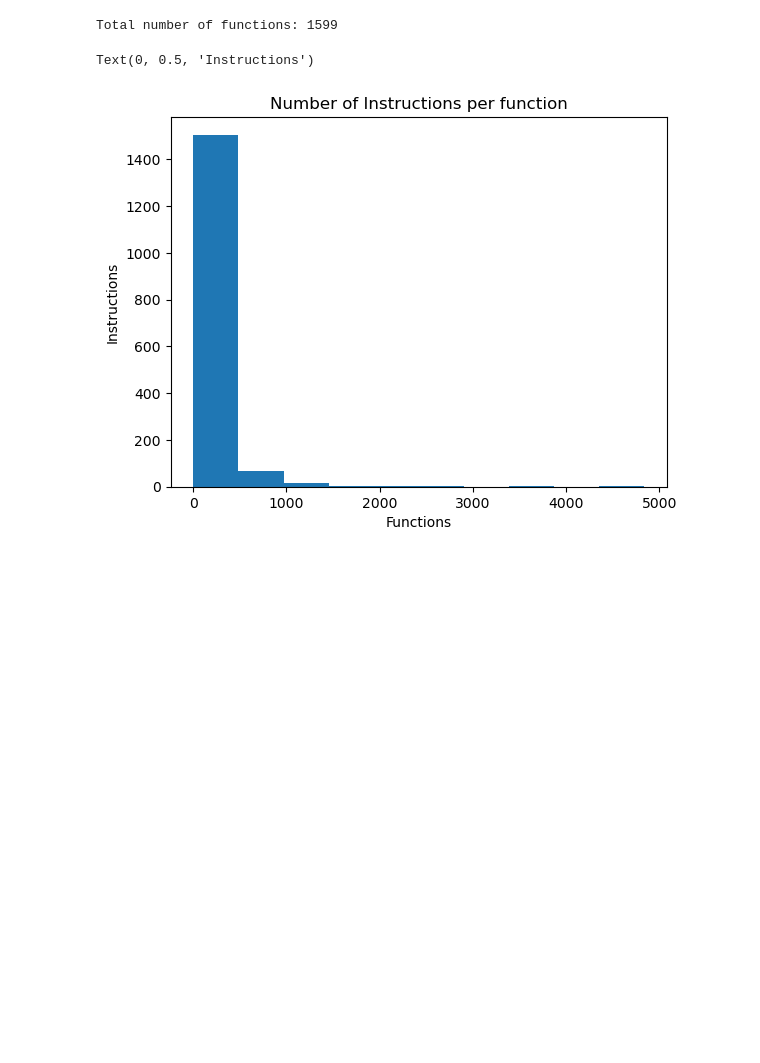
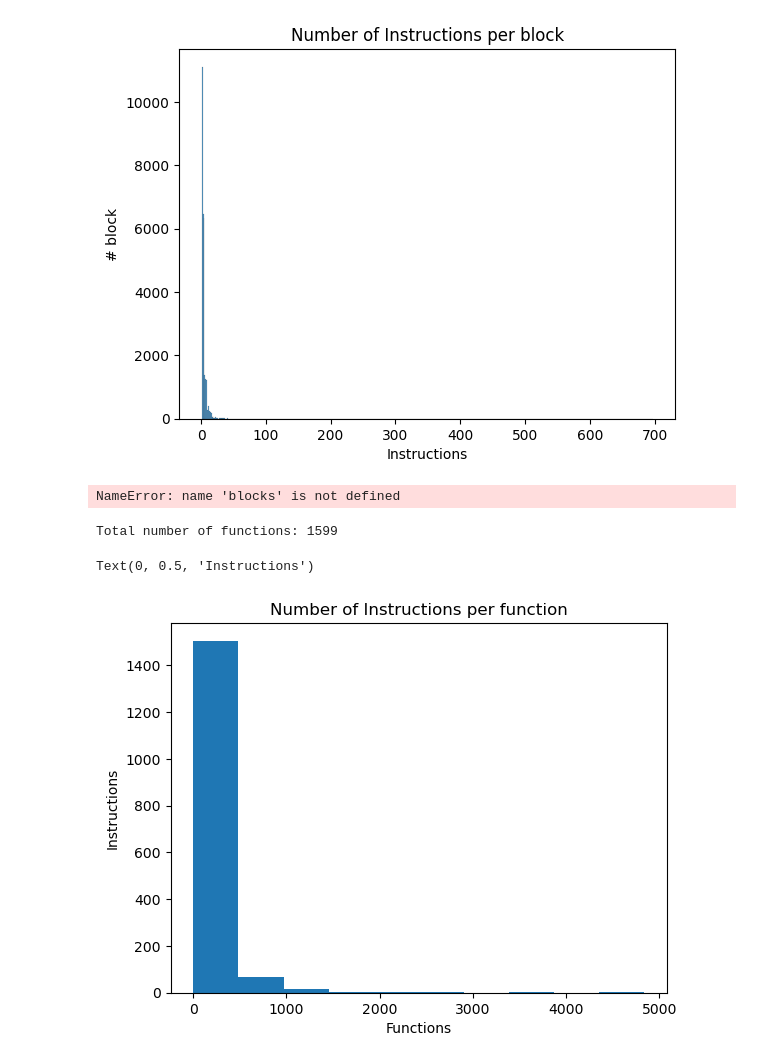
Before and after one commit to Prapti-044/dis-viz, a Jupyter notebook: analysis/main.ipynb, the cells around one changed output. Cells and saved outputs as stored; diff of their text form; code cells hidden in the pictures; blank space fills up the shorter version.

```diff
--- a/analysis/main.ipynb
+++ b/analysis/main.ipynb
@@ -230,3 +246,23 @@ Total number of blocks: 44541
+# %%
+# draw the same chart with seaborn for the distribution of the number of instructions per block
+sns.histplot(ins_per_block, bins=500)
+plt.title("Number of Instructions per block")
+plt.xlabel("Instructions")
+plt.ylabel("# block")
+plt.show()
+# %% [output]
+[figure, added]
+# %%
+print(f"Total number of blocks: {len(blocks)}")
+plt.hist(list(map(lambda block: block['n_instructions'], blocks)), bins=500)
+plt.title("Number of Instructions per block")
+plt.xlabel("Instructions")
+plt.ylabel("# block")
+plt.ylim(0, 2000)
+plt.xlim(0,260)
+plt.show()
+# %% [output]
+NameError: name 'blocks' is not defined
 # %%
 n_ins_per_function = {}
 
```
Also changed, not shown: parts of 16 cells of this notebook, 13 other files.
